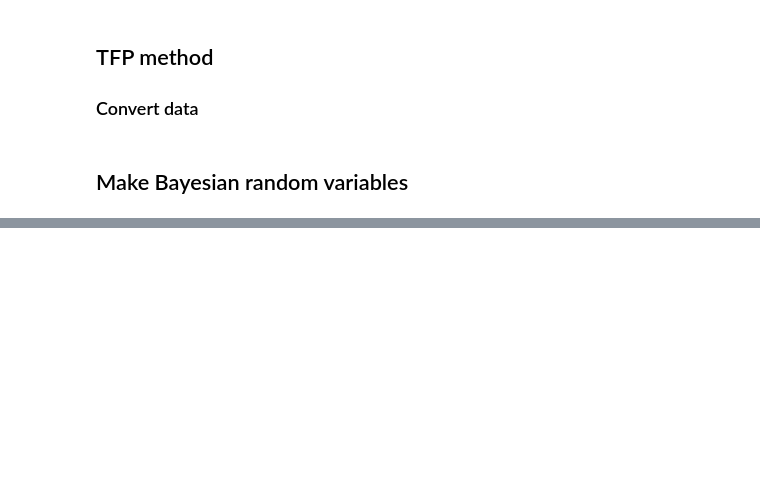
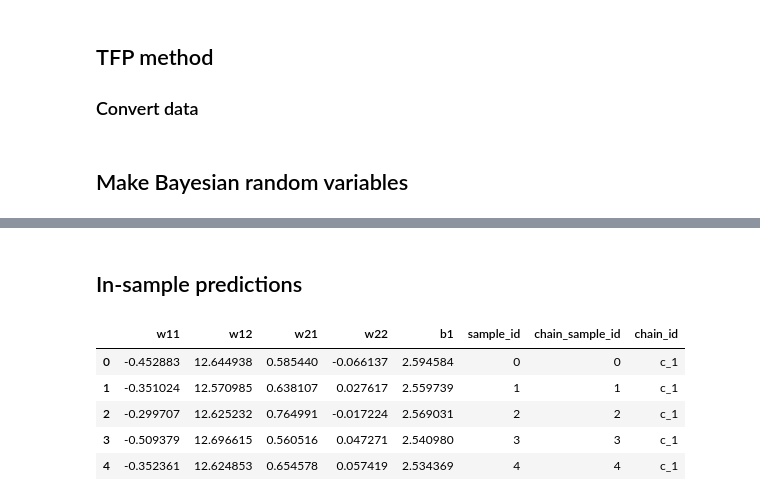
Before and after one commit to varshini-reddy/ski-trip, a Jupyter notebook: bnn_mcmc.ipynb, the cells around one changed output, grey strips where cells are left out. Cells and saved outputs as stored; diff of their text form; code cells hidden in the pictures; blank space fills up the shorter version.

```diff
--- a/bnn_mcmc.ipynb
+++ b/bnn_mcmc.ipynb
@@ -93,9 +104,8 @@ def target_log_prob_fn(weights0=None, weights1=None,bias=None):
 # %%
 # Size of each chain.
-num_results = int(3.5e4)
+num_results = int(1e4)
 # Burn-in steps.`
-num_burnin_steps = int(1.5e4)
-
+num_burnin_steps = int(3e4)
 # Hamiltonian Monte Carlo transition kernel.
 # In TFP a TransitionKernel returns a new state given some old state.
 hcm_kernel  = tfp.mcmc.HamiltonianMonteCarlo(
@@ -120,11 +130,11 @@ def run_chain():
       num_results=num_results,
       num_burnin_steps=num_burnin_steps,
       current_state=[
-          tf.convert_to_tensor([[1.0,1.0]], dtype=dtype),
-          tf.convert_to_tensor([[1.0],[1.0]], dtype=dtype),
-          tf.convert_to_tensor([1.0], dtype=dtype),
+          tf.convert_to_tensor([[w11,w21]], dtype=dtype),
+          tf.convert_to_tensor([[w21],[w22]], dtype=dtype),
+          tf.convert_to_tensor([b1], dtype=dtype),
       ],
       kernel=adaptive_hmc,
       trace_fn=lambda _, pkr: pkr.inner_results.is_accepted
     )
-  return samples
+  return samples,is_accepted
@@ -143,0 +141,4 @@ chains_samples = [tf.squeeze(tf.concat(samples, axis=0)) for samples in chains_t
+# %%
+this,that= run_chain()
+# %%
+chains = [i[that] for i in this]
@@ -174,0 +187,11 @@ fig.suptitle('Posterior Samples per Chain', y=1.03);
+# %% [markdown]
+## In-sample predictions
+# %%
+chains_df.head()
+# %% [output]
+|  | w11 | w12 | w21 | w22 | b1 | sample_id | chain_sample_id | chain_id |
+| 0 | -0.452883 | 12.644938 | 0.585440 | -0.066137 | 2.594584 | 0 | 0 | c_1 |
+| 1 | -0.351024 | 12.570985 | 0.638107 | 0.027617 | 2.559739 | 1 | 1 | c_1 |
+| 2 | -0.299707 | 12.625232 | 0.764991 | -0.017224 | 2.569031 | 2 | 2 | c_1 |
+| 3 | -0.509379 | 12.696615 | 0.560516 | 0.047271 | 2.540980 | 3 | 3 | c_1 |
+| 4 | -0.352361 | 12.624853 | 0.654578 | 0.057419 | 2.534369 | 4 | 4 | c_1 |
```
Also changed, not shown: parts of 19 cells of this notebook, 5 other files.
